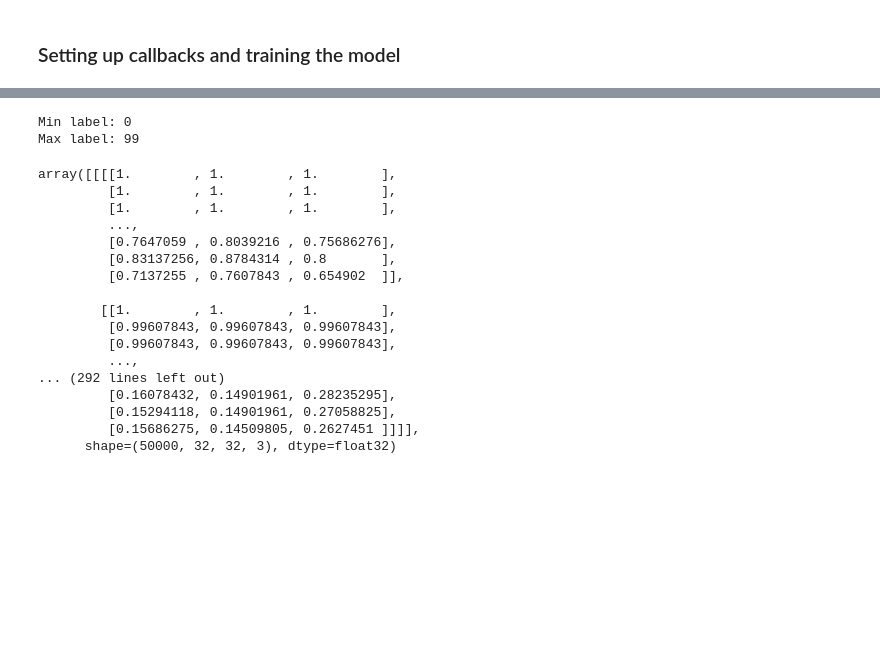
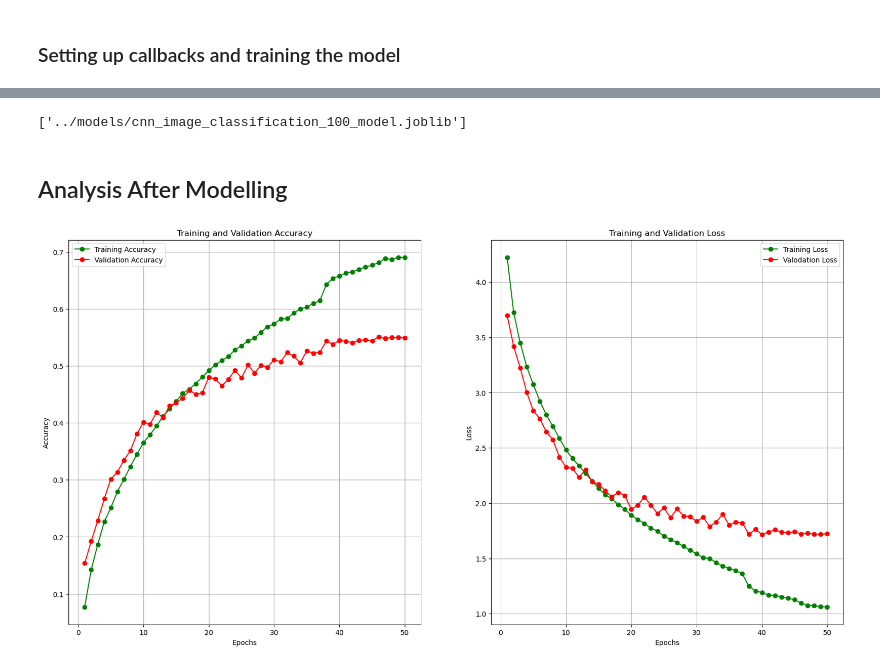
Before and after one commit to thedavidoyeleke/CIFAR-Image-Classification, a Jupyter notebook: codes/image-classification-CFIAR-100.ipynb, the cells around one changed output, grey strips where cells are left out. Cells and saved outputs as stored; diff of their text form; code cells hidden in the pictures; blank space fills up the shorter version.

```diff
--- a/codes/image-classification-CFIAR-100.ipynb
+++ b/codes/image-classification-CFIAR-100.ipynb
@@ -142,8 +143,8 @@ cnn.add(Conv2D(filters = 256, kernel_size = 3, padding = 'same', activation = 'r
 cnn.add(BatchNormalization())
 cnn.add(MaxPool2D(pool_size = 2, strides = 2))
 
-# Flattening
-cnn.add(Flatten())
+# cnn.add(Flatten())
+cnn.add(GlobalAveragePooling2D())
 
 # Compile the model
 cnn.add(Dense(units = 256, activation = 'relu'))
@@ -155,7 +156,7 @@ cnn.add(Dropout(0.5))
 cnn.add(Dense(units = 100, activation = 'softmax'))
 
 # opt = tf.keras.optimizers.RMSprop(learning_rate=0.0001)
-optimizer = tf.keras.optimizers.AdamW(learning_rate=0.0005, weight_decay=1e-4)
+optimizer = tf.keras.optimizers.AdamW(learning_rate=0.0001, weight_decay=1e-4)
 cnn.compile(optimizer = optimizer, loss = 'sparse_categorical_crossentropy', metrics=['accuracy'])
 
 cnn.summary()
@@ -238,26 +218,4 @@ train_dict[b'fine_labels']
-# %%
-print("Min label:", np.min(y_train))
-print("Max label:", np.max(y_train))
-# %% [output]
-Min label: 0
-Max label: 99
-# %%
-X_train
-# %% [output]
-array([[[[1.        , 1.        , 1.        ],
-         [1.        , 1.        , 1.        ],
-         [1.        , 1.        , 1.        ],
-         ...,
-         [0.7647059 , 0.8039216 , 0.75686276],
-         [0.83137256, 0.8784314 , 0.8       ],
-         [0.7137255 , 0.7607843 , 0.654902  ]],
-
-        [[1.        , 1.        , 1.        ],
-         [0.99607843, 0.99607843, 0.99607843],
-         [0.99607843, 0.99607843, 0.99607843],
-         ...,
-... (292 lines left out)
-         [0.16078432, 0.14901961, 0.28235295],
-         [0.15294118, 0.14901961, 0.27058825],
-         [0.15686275, 0.14509805, 0.2627451 ]]]],
-      shape=(50000, 32, 32, 3), dtype=float32)
+# %%
+dump(cnn, '../models/cnn_image_classification_100_model.joblib')
+# %% [output]
+['../models/cnn_image_classification_100_model.joblib']
@@ -263,0 +224,30 @@ array([[[[1.        , 1.        , 1.        ],
+# %% [markdown]
+## Analysis After Modelling
+# %%
+epochs = [i for i in range(1, 51)]
+fig, ax = plt.subplots(1, 2)
+train_acc = history.history['accuracy']
+train_loss = history.history['loss']
+val_acc = history.history['val_accuracy']
+val_loss = history.history['val_loss']
+fig.set_size_inches(20, 10)
+
+ax[0].plot(epochs, train_acc, 'go-', label = 'Training Accuracy')
+ax[0].plot(epochs, val_acc, 'ro-', label = 'Validation Accuracy')
+ax[0].set_title('Training and Validation Accuracy')
+ax[0].legend()
+ax[0].set_xlabel('Epochs')
+ax[0].set_ylabel('Accuracy')
+ax[0].grid()
+
+ax[1].plot(epochs, train_loss, 'go-', label = 'Training Loss')
+ax[1].plot(epochs, val_loss, 'ro-', label = 'Valodation Loss')
+ax[1].set_title('Training and Validation Loss')
+ax[1].legend()
+ax[1].set_xlabel('Epochs')
+ax[1].set_ylabel('Loss')
+ax[1].grid()
+plt.savefig('../plots/Accuracy and Loss per Epochs Chart')
+plt.show()
+# %% [output]
+[figure, added]
```
Also changed, not shown: parts of 12 cells of this notebook, 2 other files.
